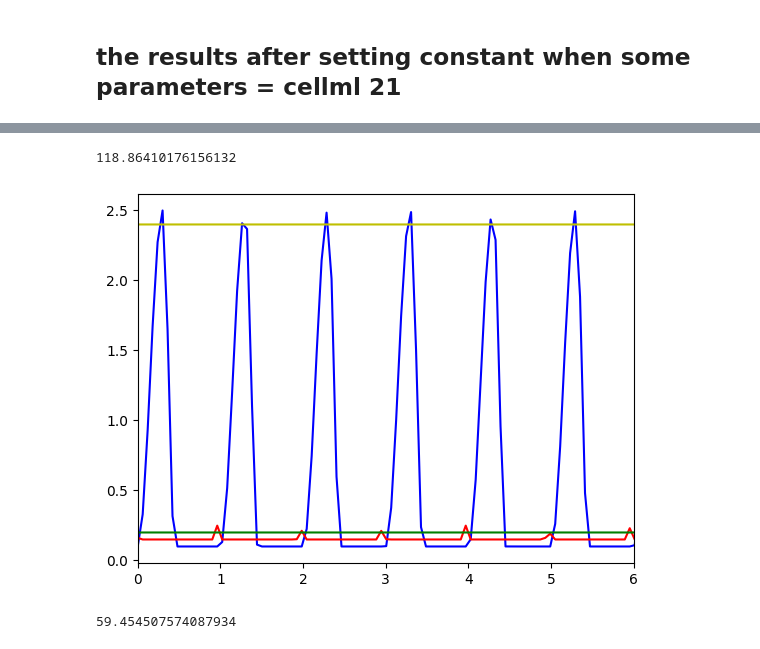
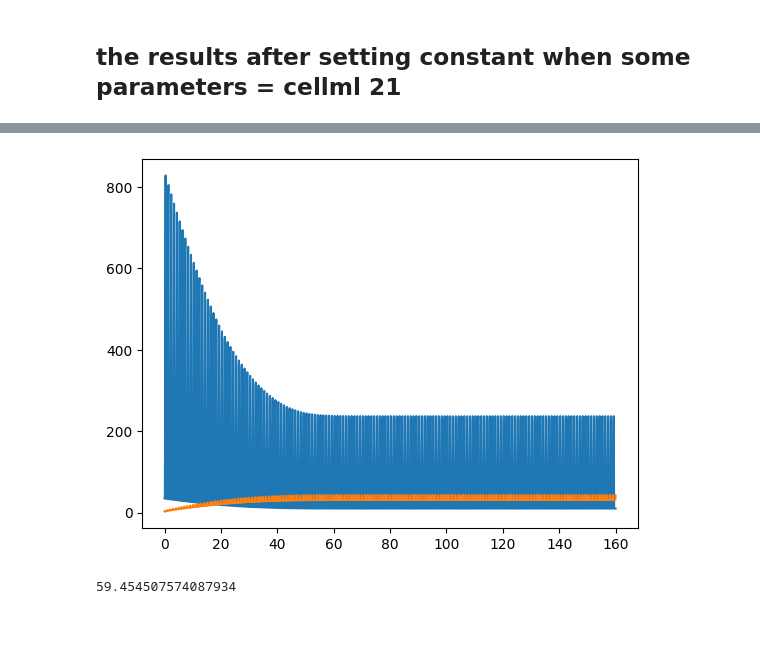
Before and after one commit to ShitingHuang-1/closed_circuit, a Jupyter notebook: left_heart.ipynb, the cells around one changed output, grey strips where cells are left out. Cells and saved outputs as stored; diff of their text form; code cells hidden in the pictures.

```diff
--- a/left_heart.ipynb
+++ b/left_heart.ipynb
@@ -428,17 +423,9 @@ plt.show()
 # %%
-print(states[1][21])
+plt.plot(sol.t, p_lv_values)
+plt.plot(sol.t, p_la_values)
+plt.show()
 # %% [output]
-118.86410176156132
+[figure, added]
-# %%
-plt.plot(voi,algebraic[2],'b')
-plt.plot(voi,algebraic[6],'r')
-plt.plot(sol.t,et_lv,'y')
-plt.plot(sol.t,et_la,'g')
-plt.xlim(0,6)
-#plt.ylim(0,0.5)
-plt.show()
-# %% [output]
-[figure, removed]
 # %%
 print(states[0][21])
 # %% [output]
```
Also changed, not shown: parts of 19 cells of this notebook, 7 other files.
